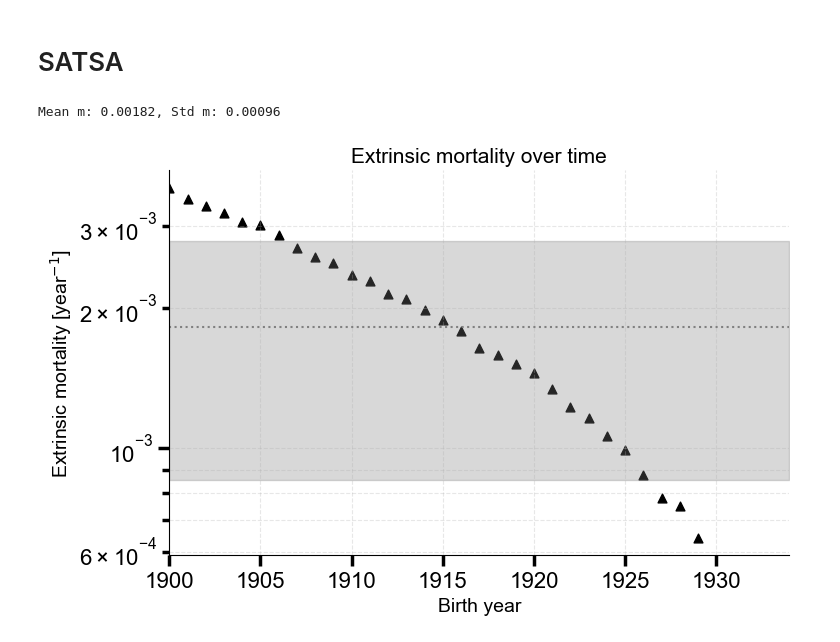
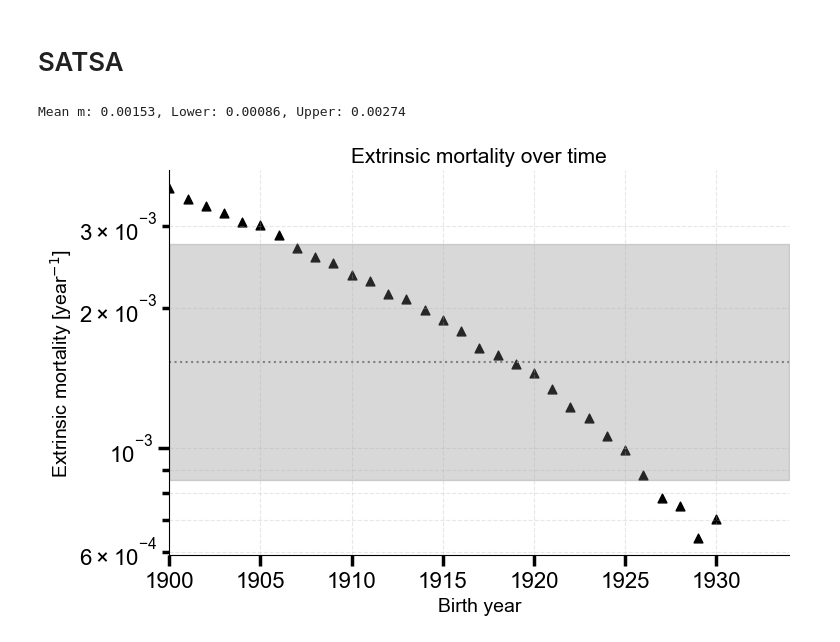
Before and after one commit to AlonLabWIS/lifespan-heritability-analysis, a Jupyter notebook: notebooks/extrinsic_mortality_calibrations.ipynb, the cells around one changed output. Saved outputs shown, nothing was run; the diff lists cells and outputs as text; code cells hidden in the pictures.

```diff
--- a/notebooks/extrinsic_mortality_calibrations.ipynb
+++ b/notebooks/extrinsic_mortality_calibrations.ipynb
@@ -131,27 +154,35 @@ Mean m: 0.00314, Std m: 0.00144
 # %% [markdown]
 # SATSA
 # %%
-sweden_years = np.arange(1900, 1930, 1)
+sweden_years = np.arange(1900, 1931, 1)
 sweden_cohort_b.plot_makeham_term_trend(years = sweden_years, color = 'black')
 ms = []
 for year in sweden_years:
     dict = sweden_cohort_b.fit_ggm(year = year)
     ms.append(dict['m'])
-
 
 # Cohort data for years 1931-35 are unavailable. Therefore, we append the last value in 5 times
 if ms:
     ms.extend([ms[-1]] * 5)
 
 sweden_years = np.arange(1900, 1935, 1)
 
-mean_m = np.mean(ms)
-std_m = np.std(ms)
+log_ms = np.log10(ms)
+mean_log_m = np.mean(log_ms)
+std_log_m = np.std(log_ms)
+
+lower_log_m = mean_log_m - std_log_m
+upper_log_m = mean_log_m + std_log_m
+
+mean_m = 10**mean_log_m
+lower_m = 10**lower_log_m
+upper_m = 10**upper_log_m
+
 plt.axhline(mean_m, color='grey', linestyle=':')
-plt.fill_between([sweden_years.min(), sweden_years.max()], mean_m - std_m, mean_m + std_m, color='grey', alpha=0.3)
+plt.fill_between([sweden_years.min(), sweden_years.max()], lower_m, upper_m, color='grey', alpha=0.3)
 plt.xlim(sweden_years.min(), sweden_years.max())
 
-print(f"Mean m: {mean_m:.5f}, Std m: {std_m:.5f}")
+print(f"Mean m: {mean_m:.5f}, Lower: {lower_m:.5f}, Upper: {upper_m:.5f}")
 # %% [output]
-Mean m: 0.00182, Std m: 0.00096
+Mean m: 0.00153, Lower: 0.00086, Upper: 0.00274
-[figure, old version]
+[figure, new version]
```
Also changed, not shown: parts of 2 cells of this notebook, 1 other file.
